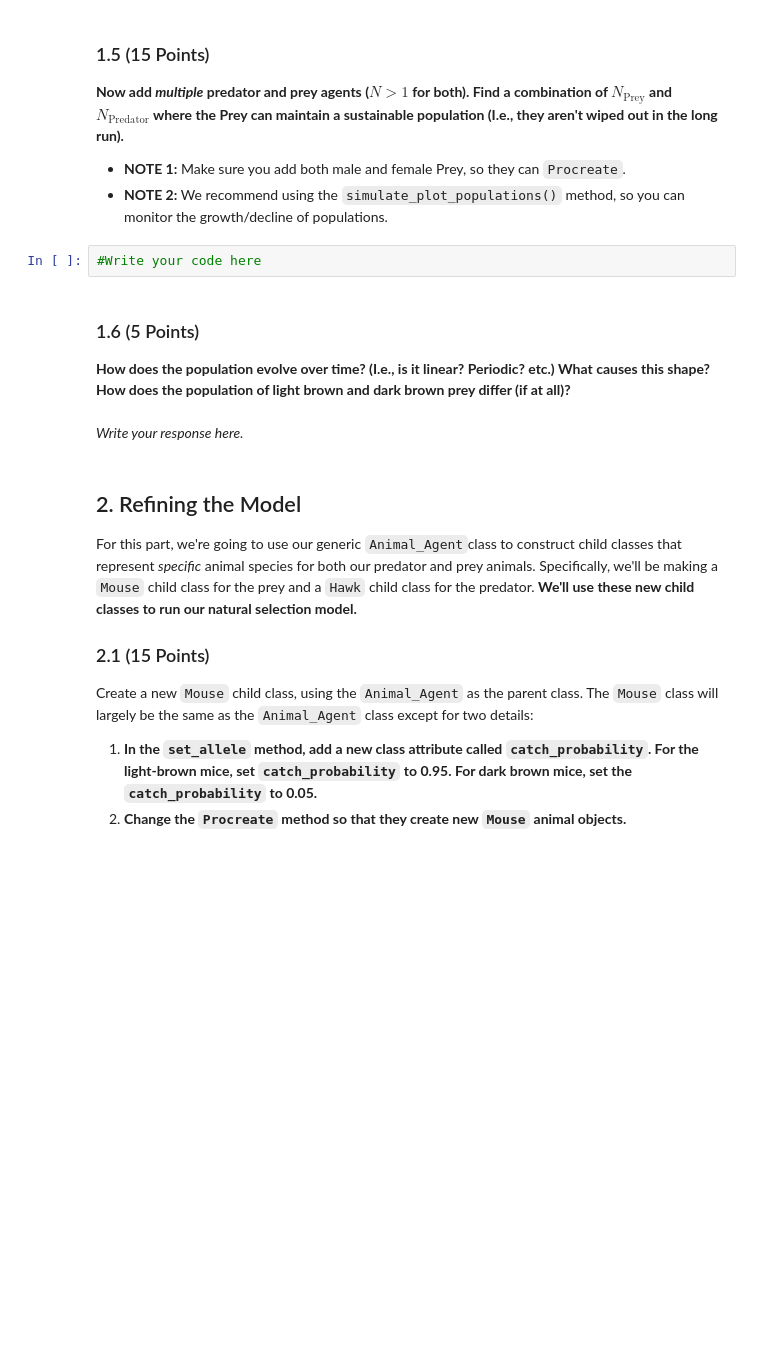
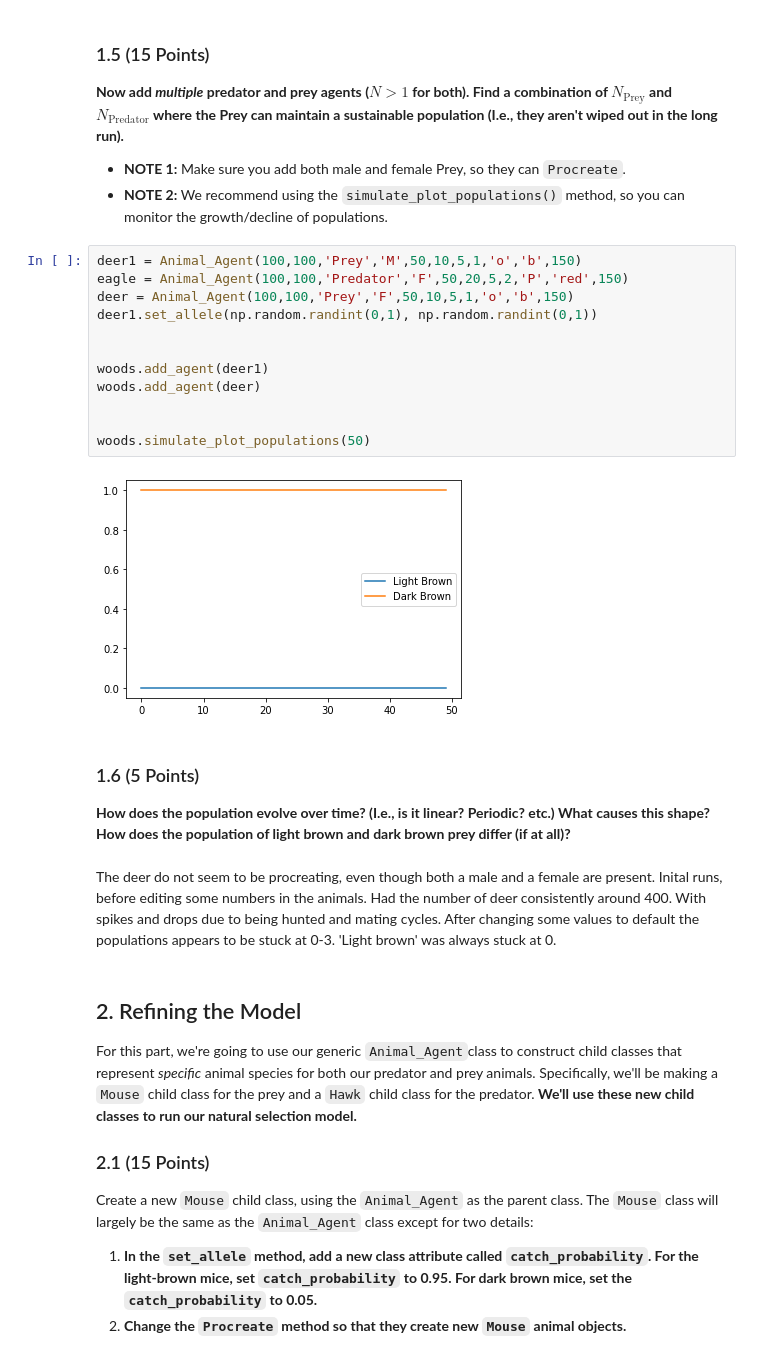
Before and after one commit to TrevorBloom/cmse202-s23-turnin, a Jupyter notebook: hw-03/HW3_ABMs_STUDENT.ipynb, the cells around one changed output. Cells and saved outputs as stored; diff of their text form; blank space fills up the shorter version.

```diff
--- a/hw-03/HW3_ABMs_STUDENT.ipynb
+++ b/hw-03/HW3_ABMs_STUDENT.ipynb
@@ -91,14 +398,26 @@ Construct a new `Environment` object and a new `Animal_Agent` object. Specify th
 
 - **NOTE 1:** Make sure you add both male and female Prey, so they can `Procreate`.
 - **NOTE 2:** We recommend using the `simulate_plot_populations()` method, so you can monitor the growth/decline of populations.
-# %%
-#Write your code here
+# %%
+deer1 = Animal_Agent(100,100,'Prey','M',50,10,5,1,'o','b',150)
+eagle = Animal_Agent(100,100,'Predator','F',50,20,5,2,'P','red',150)
+deer = Animal_Agent(100,100,'Prey','F',50,10,5,1,'o','b',150)
+deer1.set_allele(np.random.randint(0,1), np.random.randint(0,1))
+
+
+woods.add_agent(deer1)
+woods.add_agent(deer)
+
+
+woods.simulate_plot_populations(50)
+# %% [output]
+[figure, added]
 # %% [markdown]
 ### 1.6 (5 Points)
 
 **How does the population evolve over time? (I.e., is it linear? Periodic? etc.) What causes this shape? How does the population of light brown and dark brown prey differ (if at all)?**
-# %% [markdown]
-*Write your response here.*
+# %% [markdown]
+The deer do not seem to be procreating, even though both a male and a female are present. Inital runs, before editing some numbers in the animals. Had the number of deer consistently around 400. With spikes and drops due to being hunted and mating cycles. After changing some values to default the populations appears to be stuck at 0-3. 'Light brown' was always stuck at 0.
 # %% [markdown]
 ## 2. Refining the Model
 
```
Also changed, not shown: parts of 21 cells of this notebook, 2 other files.
